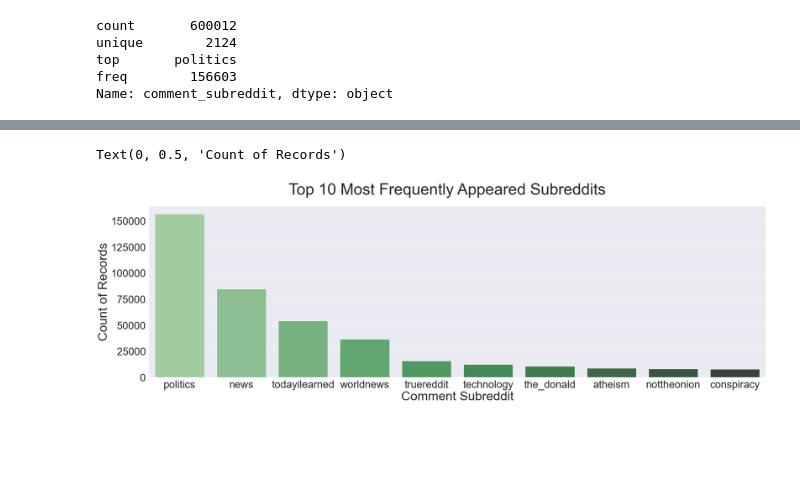
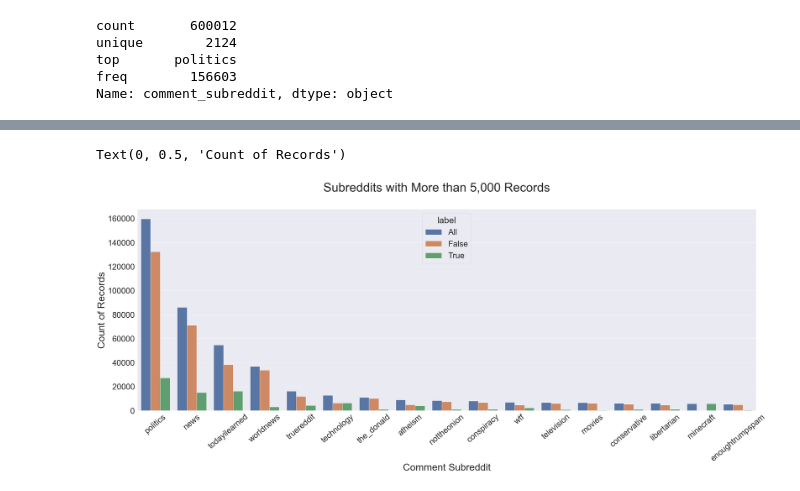
Before and after one commit to DavidKai1999/Stats-170-project, a Jupyter notebook: dataset_preprocessing/redditcomment_preprocessing.ipynb, the cells around one changed output, grey strips where cells are left out. Drawn from its saved outputs; the diff is of its cells as text; code cells hidden in the pictures; blank space fills up the shorter version.

```diff
--- a/dataset_preprocessing/redditcomment_preprocessing.ipynb
+++ b/dataset_preprocessing/redditcomment_preprocessing.ipynb
@@ -224,0 +299,11 @@ r_subreddit_10
+# %%
+
+
+sns.set(font_scale=3)
+f, ax = plt.subplots(1, 1, figsize=(40,10))
+ax = sns.scatterplot(data=df[df['count']!=0],x='num_news',y='count',s=550)
+
+f.suptitle('Count of News in Each Subreddit', fontsize=50)
+plt.xlabel('Subreddits', fontsize=40)
+plt.ylabel('Count of News', fontsize=40)
+plt.show()
@@ -224,0 +337,26 @@ r_subreddit_10
+# %%
+merge_table['comment_subreddit'] = merge_table['comment_subreddit'].str.lower()
+count_ca = merge_table[['comment_subreddit','text']].groupby('comment_subreddit')['text'].count()\
+                             .reset_index(name='count') \
+                             .sort_values(['count'], ascending=False).reset_index(drop=True)
+
+true_table['comment_subreddit'] = true_table['comment_subreddit'].str.lower()
+
+count_T_ca = true_table[['comment_subreddit','text']].groupby('comment_subreddit')['text'].count()\
+                             .reset_index(name='count') \
+                             .sort_values(['count'], ascending=False).reset_index(drop=True)
+
+false_table['comment_subreddit'] = false_table['comment_subreddit'].str.lower()
+count_F_ca = false_table[['comment_subreddit','text']].groupby('comment_subreddit')['text'].count()\
+                             .reset_index(name='count') \
+                             .sort_values(['count'], ascending=False).reset_index(drop=True)
+
+
+morethan5000 = count_ca[count_ca['count']>5000]
+morethan5000 = morethan5000.assign(label='All')
+
+users = morethan5000['comment_subreddit']
+count_T_cs = count_T_ca[count_T_ca['comment_subreddit'].isin(users)].assign(label='True')
+count_F_cs = count_F_ca[count_F_ca['comment_subreddit'].isin(users)].assign(label='False')
+
+allcount = pd.concat([morethan5000,count_F_cs,count_T_cs])
@@ -225,13 +374,14 @@ r_subreddit_10
 # %%
 import seaborn as sns
 #sns.set_theme(style="whitegrid")
 sns.set(font_scale=3)
 
-f, ax = plt.subplots(1, 1, figsize=(35,10))
-ax = sns.barplot(x="comment_subreddit", y="count", data=r_subreddit_10, palette='Greens_d')
-f.suptitle('Top 10 Most Frequently Appeared Subreddits', fontsize=50)
+f, ax = plt.subplots(1, 1, figsize=(45,15))
+ax = sns.barplot(x="comment_subreddit", y="count", data=allcount, hue='label')
+ax.set_xticklabels(ax.get_xticklabels(), rotation=40, ha="center")
+f.suptitle('Subreddits with More than 5,000 Records', fontsize=50)
 plt.xlabel('Comment Subreddit', fontsize=40)
 plt.ylabel('Count of Records', fontsize=40)
 # %% [output]
 Text(0, 0.5, 'Count of Records')
-[figure, old version]
+[figure, new version]
```
Also changed, not shown: parts of 16 cells of this notebook.
